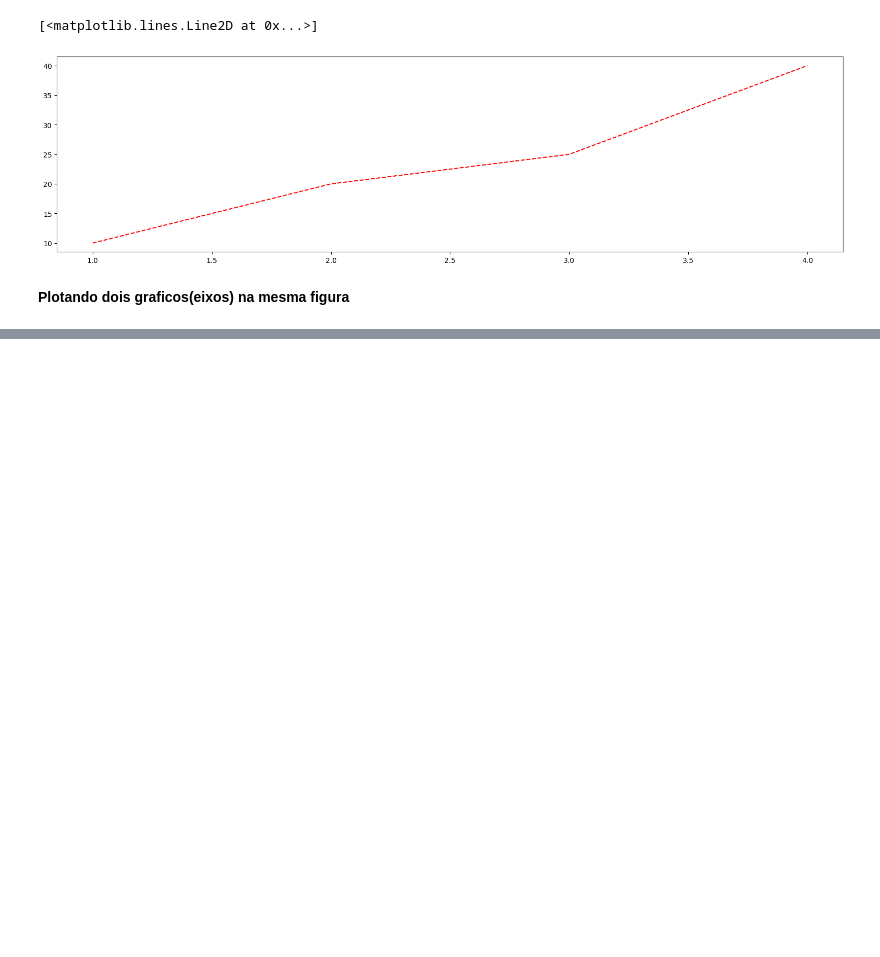
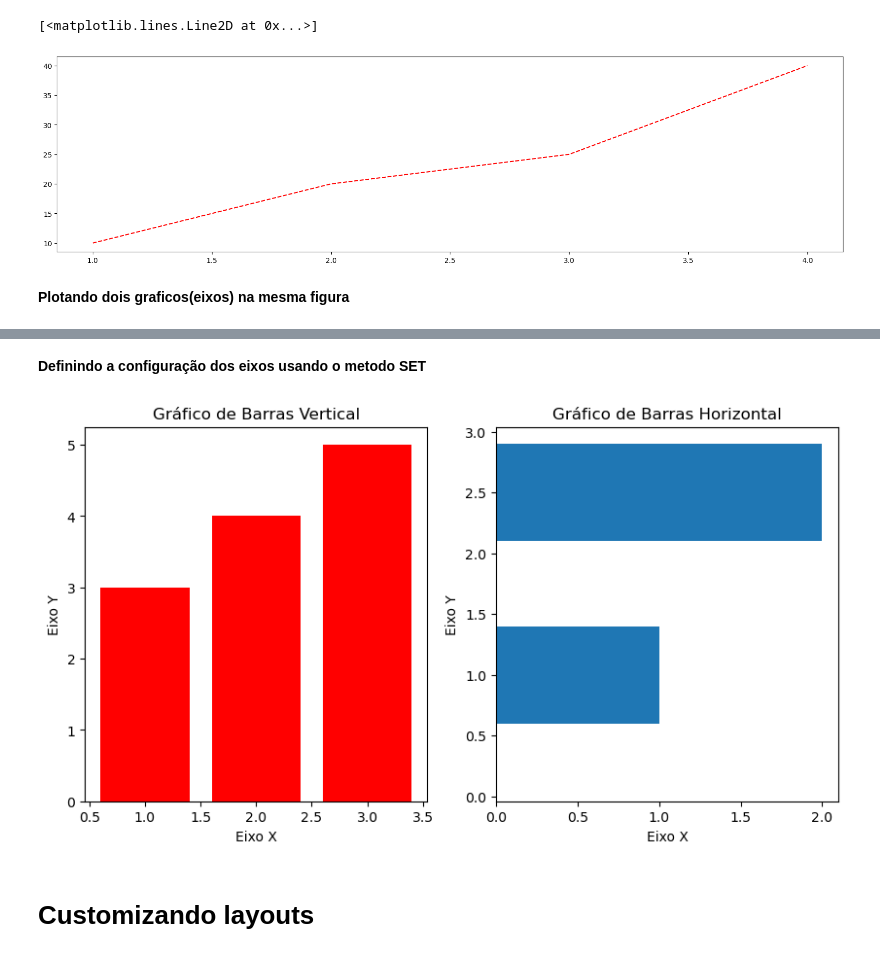
Before and after one commit to Kouta-22/Pratices_DataScience, a Jupyter notebook: visualizacao_de_dados/aula01.ipynb, the cells around one changed output, grey strips where cells are left out. Drawn from its saved outputs; the diff is of its cells as text; code cells hidden in the pictures; blank space fills up the shorter version.

```diff
--- a/visualizacao_de_dados/aula01.ipynb
+++ b/visualizacao_de_dados/aula01.ipynb
@@ -266,0 +267,25 @@ TypeError: 'int' object is not callable
+# %% [markdown]
+__Definindo a configuração dos eixos usando o metodo SET__
+# %%
+#Define as configurações do plot
+#Cada plot tera o mesmo tamanho de figuras
+from turtle import title
+
+from matplotlib.pyplot import xlabel, ylabel
+
+
+fig, (ax1,ax2) = plt.subplots(1,2,figsize=(10,5))
+
+#Dados para os plot
+ax1.bar([1,2,3],[3,4,5], color ='r')
+ax2.barh([0.5,1,2.5],[0,1,2])
+
+#Usa o metodo set para definir configurações do grafico
+ax1.set(title="Gráfico de Barras Vertical",xlabel="Eixo X",ylabel="Eixo Y")
+ax2.set(title="Gráfico de Barras Horizontal",xlabel = "Eixo X", ylabel="Eixo Y")
+
+plt.show()
+# %% [output]
+[figure, added]
+# %% [markdown]
+# Customizando layouts
```
Also changed, not shown: parts of 9 cells of this notebook, 1 other file.
